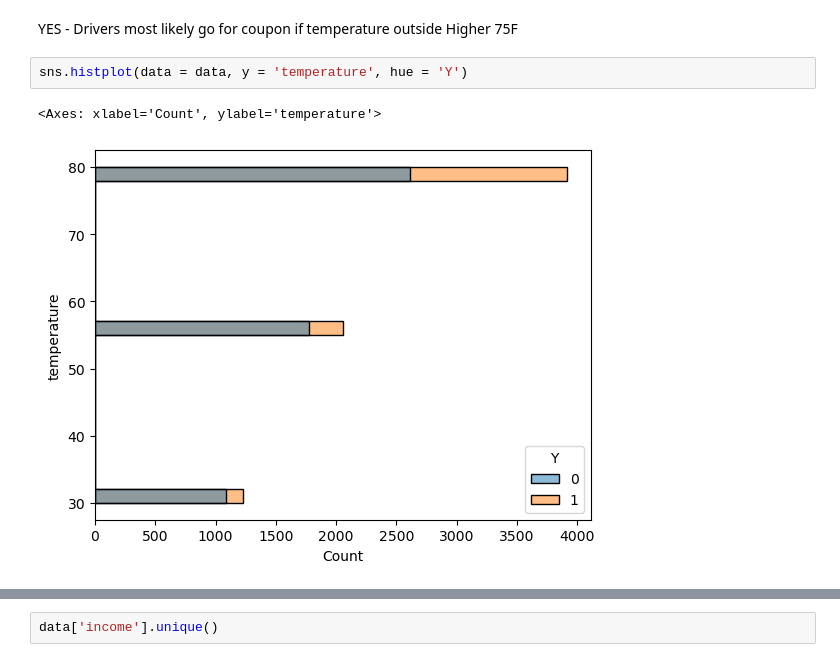
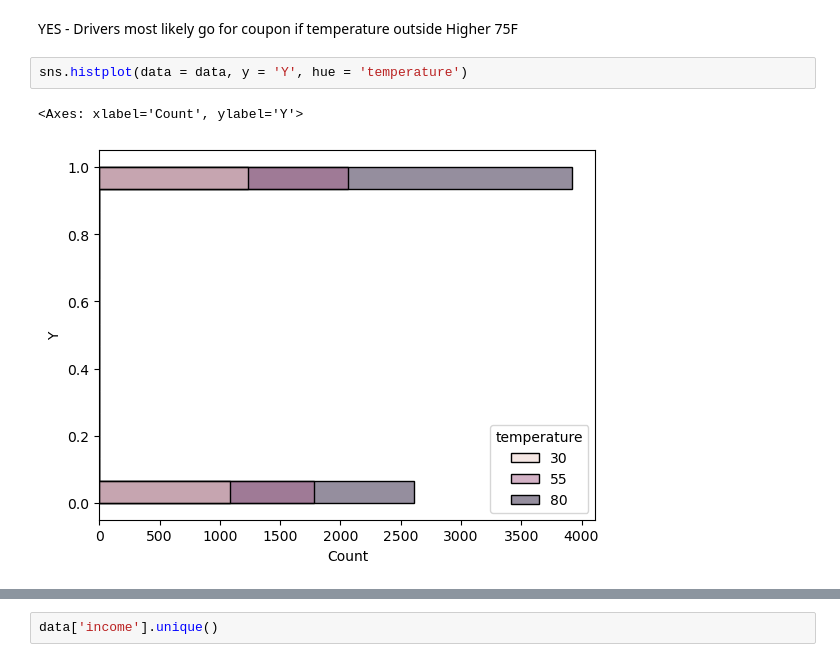
Before and after one commit to Timofey-E/Emeritus, a Jupyter notebook: Assigment_5_1/project5_1.ipynb, the cells around one changed output, grey strips where cells are left out. Drawn from its saved outputs; the diff is of its cells as text.

Commit message:
10/1/2024 temperature graf analisys is added

```diff
--- a/Assigment_5_1/project5_1.ipynb
+++ b/Assigment_5_1/project5_1.ipynb
@@ -108,7 +108,7 @@ True
 # %% [markdown]
 YES - Drivers most likely go for coupon if temperature outside Higher 75F
 # %%
-sns.histplot(data = data, y = 'temperature', hue = 'Y')
+sns.histplot(data = data, y = 'Y', hue = 'temperature')
 # %% [output]
-<Axes: xlabel='Count', ylabel='temperature'>
+<Axes: xlabel='Count', ylabel='Y'>
-[figure, old version]
+[figure, new version]
```
Also changed, not shown: parts of 4 cells of this notebook.
